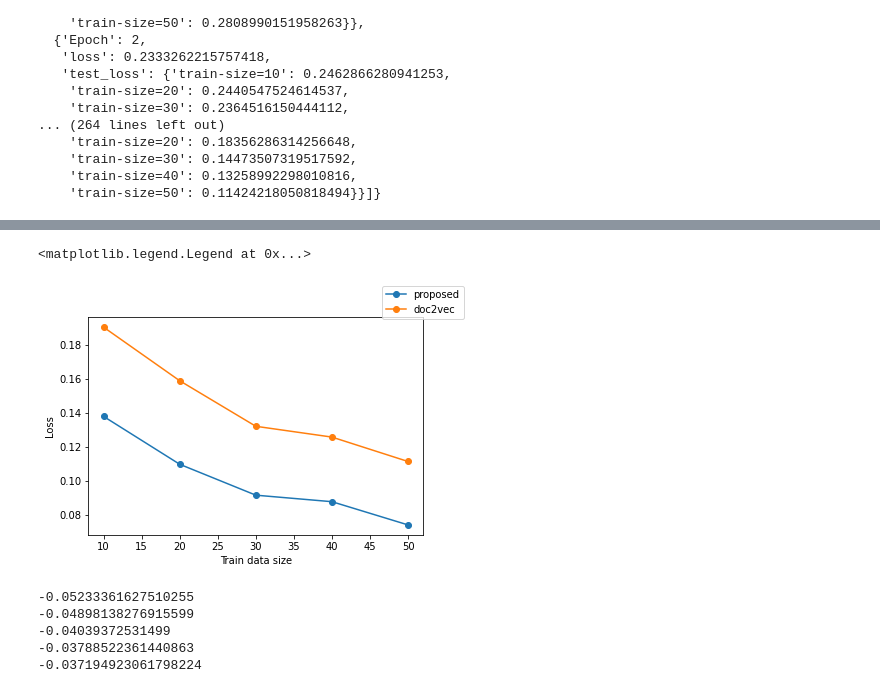
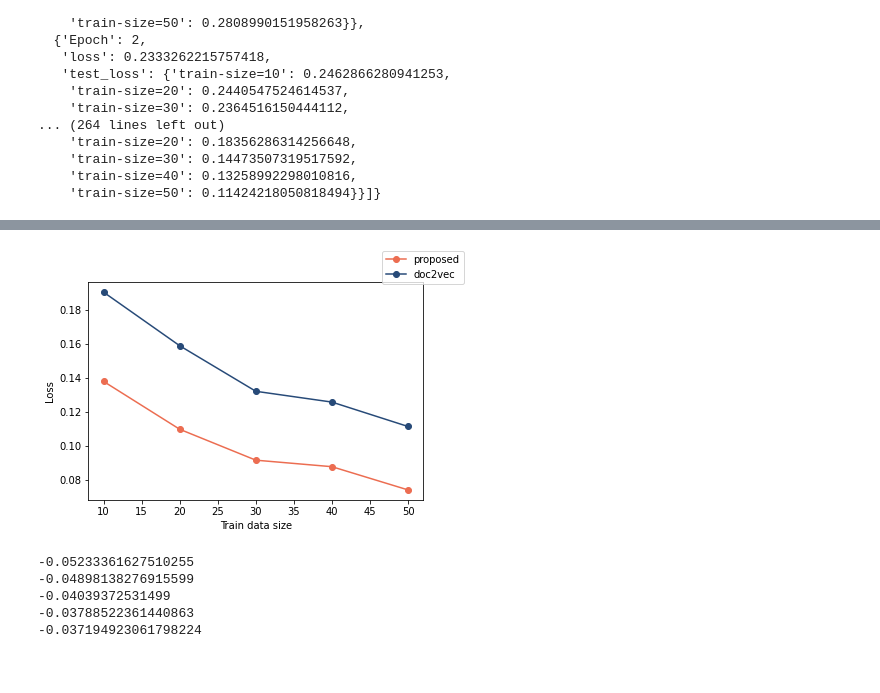
Before and after one commit to tishii2479/aau2v, a Jupyter notebook: notebooks/visualize_loss.ipynb, the cells around one changed output, grey strips where cells are left out. Drawn from its saved outputs; the diff is of its cells as text; code cells hidden in the pictures.

```diff
--- a/notebooks/visualize_loss.ipynb
+++ b/notebooks/visualize_loss.ipynb
@@ -28,9 +28,9 @@ models = ["proposed", "doc2vec"]
 train_loss_names = {"loss": "train-loss"}
 test_loss_names = {
     "train-size=10": "test-loss (train-size=10)",
-    # "train-size=20": "test-loss (train-size=20)",
+    "train-size=20": "test-loss (train-size=20)",
     "train-size=30": "test-loss (train-size=30)",
-    # "train-size=40": "test-loss (train-size=40)",
+    "train-size=40": "test-loss (train-size=40)",
     "train-size=50": "test-loss (train-size=50)",
 }
 
@@ -68,10 +68,15 @@ fig.legend()
 fig, ax = plt.subplots(figsize=(6, 4))
 
 for model in ["proposed"]:
-    for loss_name, losses in loss_data[model].items():
-        ax.plot(losses[:10], label=loss_name)
+    for i, (loss_name, losses) in enumerate(loss_data[model].items()):
+        if loss_name == "proposed train-loss":
+            color = "#274A78"
+        else:
+            color = cm.Oranges(i / 5)
+        ax.plot(losses[:10], label=loss_name, color=color)
 
 ax.set_ylabel("Loss")
 ax.set_xlabel("Epoch")
 fig.legend()
+fig.savefig("data/loss.svg", format="svg")
 # %% [output]
@@ -80,23 +84,28 @@ fig.legend()
 # %%
 fig, ax = plt.subplots()
+
+colors = {
+    "proposed": "#EC6D51",
+    "doc2vec": "#274A78"
+}
 
 for model in models:
     i = -1
     xs, ys = [], []
     for loss_name, losses in loss_data[model].items():
         i += 1
         if i == 0:
             continue
         xs.append(i * 10)
         ys.append(min(losses))
-    ax.plot(xs, ys, marker='o', label=model)
+    ax.plot(xs, ys, marker='o', label=model, color=colors[model])
 
 ax.set_ylabel("Loss")
 ax.set_xlabel("Train data size")
 fig.legend()
+fig.savefig("data/compare.svg", format="svg")
 # %% [output]
-<matplotlib.legend.Legend at 0x...>
-[figure, old version]
+[figure, new version]
 # %%
 proposed = [0.13780289706080517, 0.10975917064129039, 0.09165382198989391, 0.08783298873520912, 0.07421393228813689]
 doc2vec = [0.19013651333590773, 0.15874055341044638, 0.1320475473048839, 0.12571821234961775, 0.11140885534993511]
```
Also changed, not shown: parts of 2 cells of this notebook, 3 other files.
